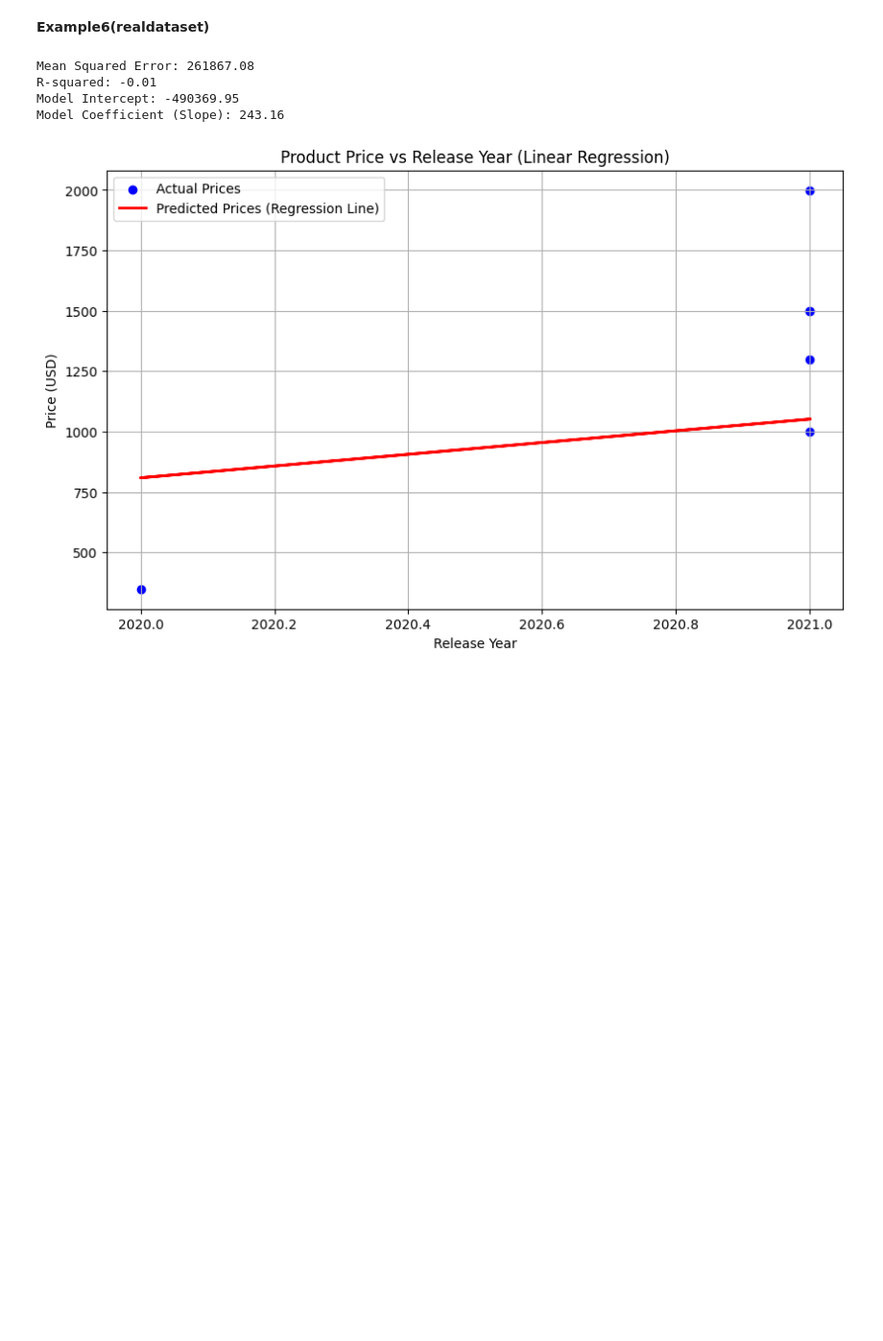
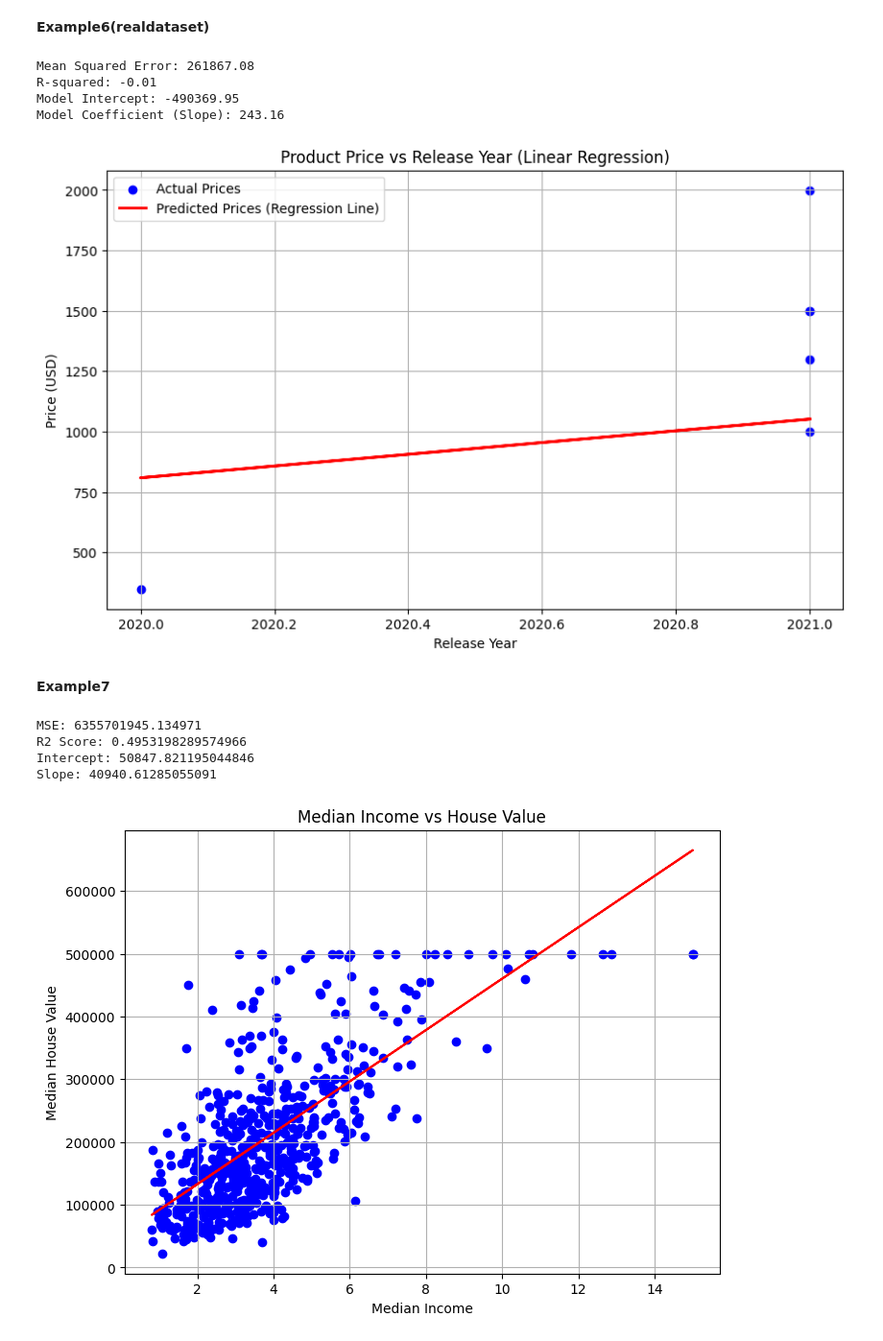
Before and after one commit to mailtotapasishah-cloud/Ml_LAB_2026-27, a Jupyter notebook: Linear_regression.ipynb, the cells around one changed output. Shown at 96% size. Saved outputs shown, nothing was run; the diff lists cells and outputs as text; code cells hidden in the pictures; blank space fills up the shorter version.

```diff
--- a/Linear_regression.ipynb
+++ b/Linear_regression.ipynb
@@ -394,3 +394,57 @@ R-squared: -0.01
 Model Intercept: -490369.95
 Model Coefficient (Slope): 243.16
 [figure]
+# %% [markdown]
+**Example7**
+# %%
+import pandas as pd
+import matplotlib.pyplot as plt
+
+from sklearn.model_selection import train_test_split
+from sklearn.linear_model import LinearRegression
+from sklearn.metrics import mean_squared_error, r2_score
+
+# Load dataset
+df = pd.read_csv("/content/sample_data/california_housing_test.csv")
+
+# Independent variable
+X = df[['median_income']]
+
+# Target variable
+y = df['median_house_value']
+
+# Split data
+X_train, X_test, y_train, y_test = train_test_split(
+    X, y,
+    test_size=0.2,
+    random_state=42
+)
+
+# Train model
+model = LinearRegression()
+model.fit(X_train, y_train)
+
+# Predict
+y_pred = model.predict(X_test)
+
+# Evaluation
+print("MSE:", mean_squared_error(y_test, y_pred))
+print("R2 Score:", r2_score(y_test, y_pred))
+print("Intercept:", model.intercept_)
+print("Slope:", model.coef_[0])
+
+# Visualization
+plt.figure(figsize=(8,6))
+plt.scatter(X_test, y_test, color='blue')
+plt.plot(X_test, y_pred, color='red')
+plt.xlabel("Median Income")
+plt.ylabel("Median House Value")
+plt.title("Median Income vs House Value")
+plt.grid(True)
+plt.show()
+# %% [output]
+MSE: 6355701945.134971
+R2 Score: 0.4953198289574966
+Intercept: 50847.821195044846
+Slope: 40940.61285055091
+[figure, added]
```
